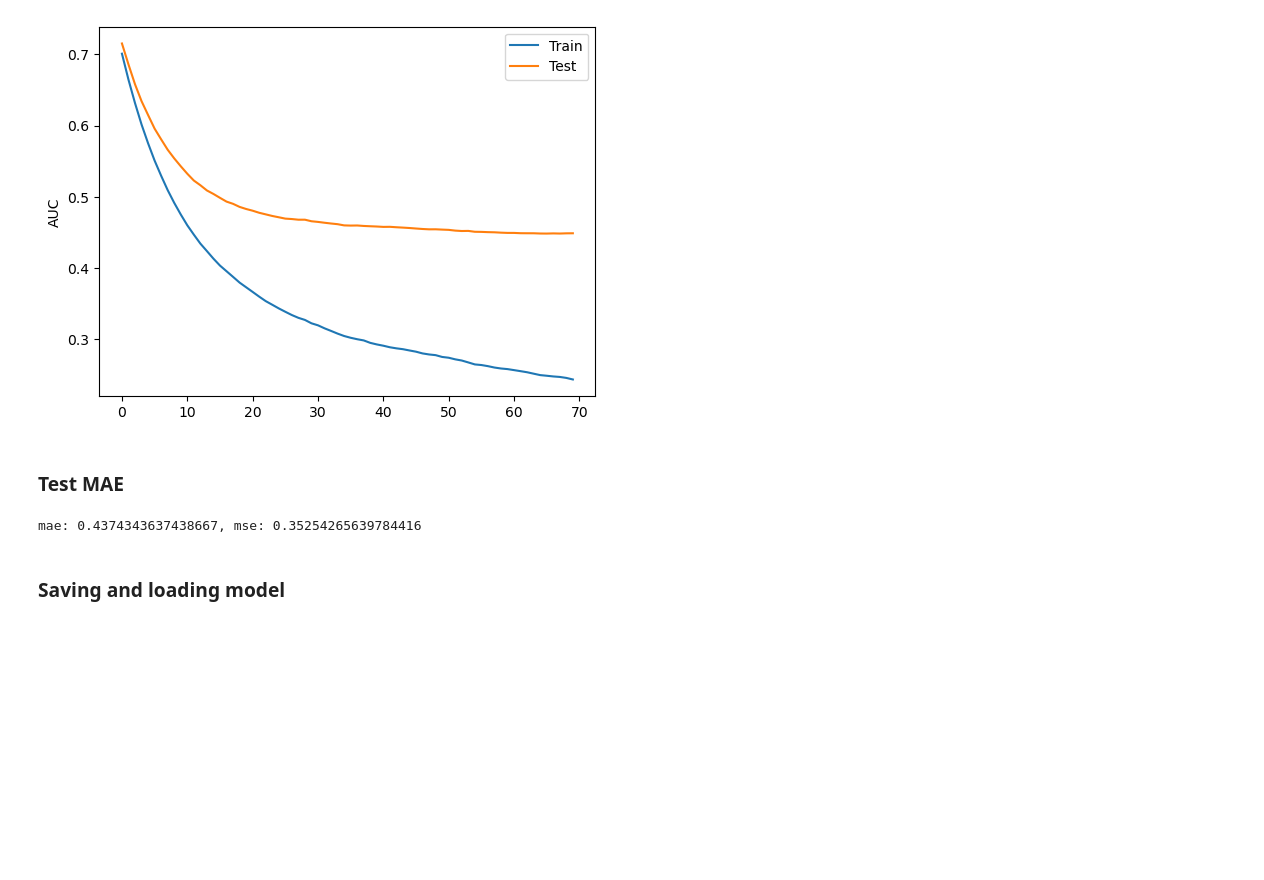
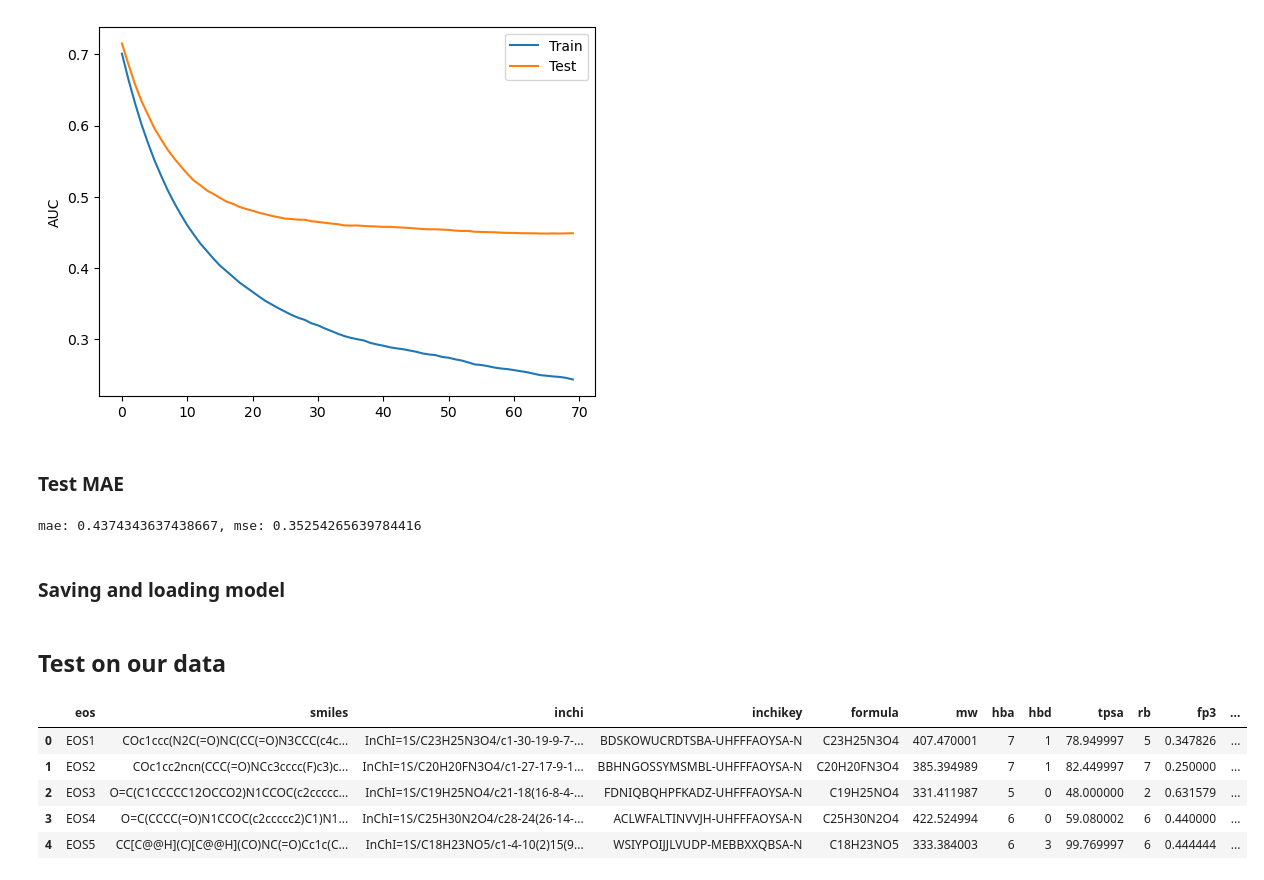
Before and after one commit to zuzg/drug-screening, a Jupyter notebook: notebooks/train_smiles_predictor.ipynb, the cells around one changed output. Drawn from its saved outputs; the diff is of its cells as text; code cells hidden in the pictures; blank space fills up the shorter version.

Commit message:
Predict on ecbd data

```diff
--- a/notebooks/train_smiles_predictor.ipynb
+++ b/notebooks/train_smiles_predictor.ipynb
@@ -94,3 +95,15 @@ model.save_model("data/model.json")
 # %%
 model2 = xgboost.XGBRegressor()
 model2.load_model("data/model.json")
+# %% [markdown]
+## Test on our data
+# %%
+ecbd = pd.read_excel("data/ecbd_all.xlsx")
+ecbd.head()
+# %% [output]
+|  | eos | smiles | inchi | inchikey | formula | mw | hba | hbd | tpsa | rb | fp3 | ... |
+| 0 | EOS1 | COc1ccc(N2C(=O)NC(CC(=O)N3CCC(c4c... | InChI=1S/C23H25N3O4/c1-30-19-9-7-... | BDSKOWUCRDTSBA-UHFFFAOYSA-N | C23H25N3O4 | 407.470001 | 7 | 1 | 78.949997 | 5 | 0.347826 | ... |
+| 1 | EOS2 | COc1cc2ncn(CCC(=O)NCc3cccc(F)c3)c... | InChI=1S/C20H20FN3O4/c1-27-17-9-1... | BBHNGOSSYMSMBL-UHFFFAOYSA-N | C20H20FN3O4 | 385.394989 | 7 | 1 | 82.449997 | 7 | 0.250000 | ... |
+| 2 | EOS3 | O=C(C1CCCCC12OCCO2)N1CCOC(c2ccccc... | InChI=1S/C19H25NO4/c21-18(16-8-4-... | FDNIQBQHPFKADZ-UHFFFAOYSA-N | C19H25NO4 | 331.411987 | 5 | 0 | 48.000000 | 2 | 0.631579 | ... |
+| 3 | EOS4 | O=C(CCCC(=O)N1CCOC(c2ccccc2)C1)N1... | InChI=1S/C25H30N2O4/c28-24(26-14-... | ACLWFALTINVVJH-UHFFFAOYSA-N | C25H30N2O4 | 422.524994 | 6 | 0 | 59.080002 | 6 | 0.440000 | ... |
+| 4 | EOS5 | CC[C@@H](C)[C@@H](CO)NC(=O)Cc1c(C... | InChI=1S/C18H23NO5/c1-4-10(2)15(9... | WSIYPOIJJLVUDP-MEBBXXQBSA-N | C18H23NO5 | 333.384003 | 6 | 3 | 99.769997 | 6 | 0.444444 | ... |
```
Also changed, not shown: parts of 8 cells of this notebook, 1 other file.
